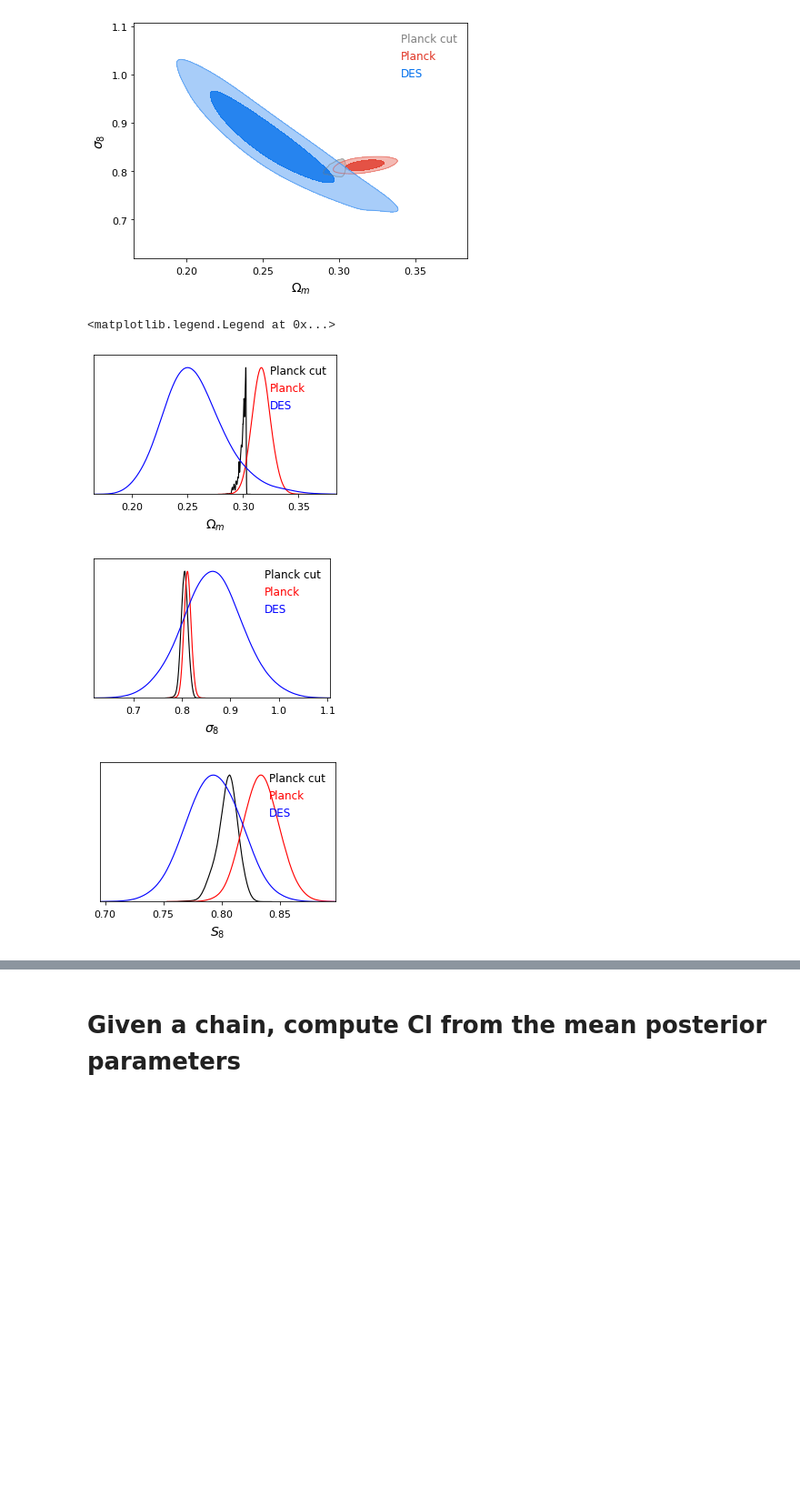
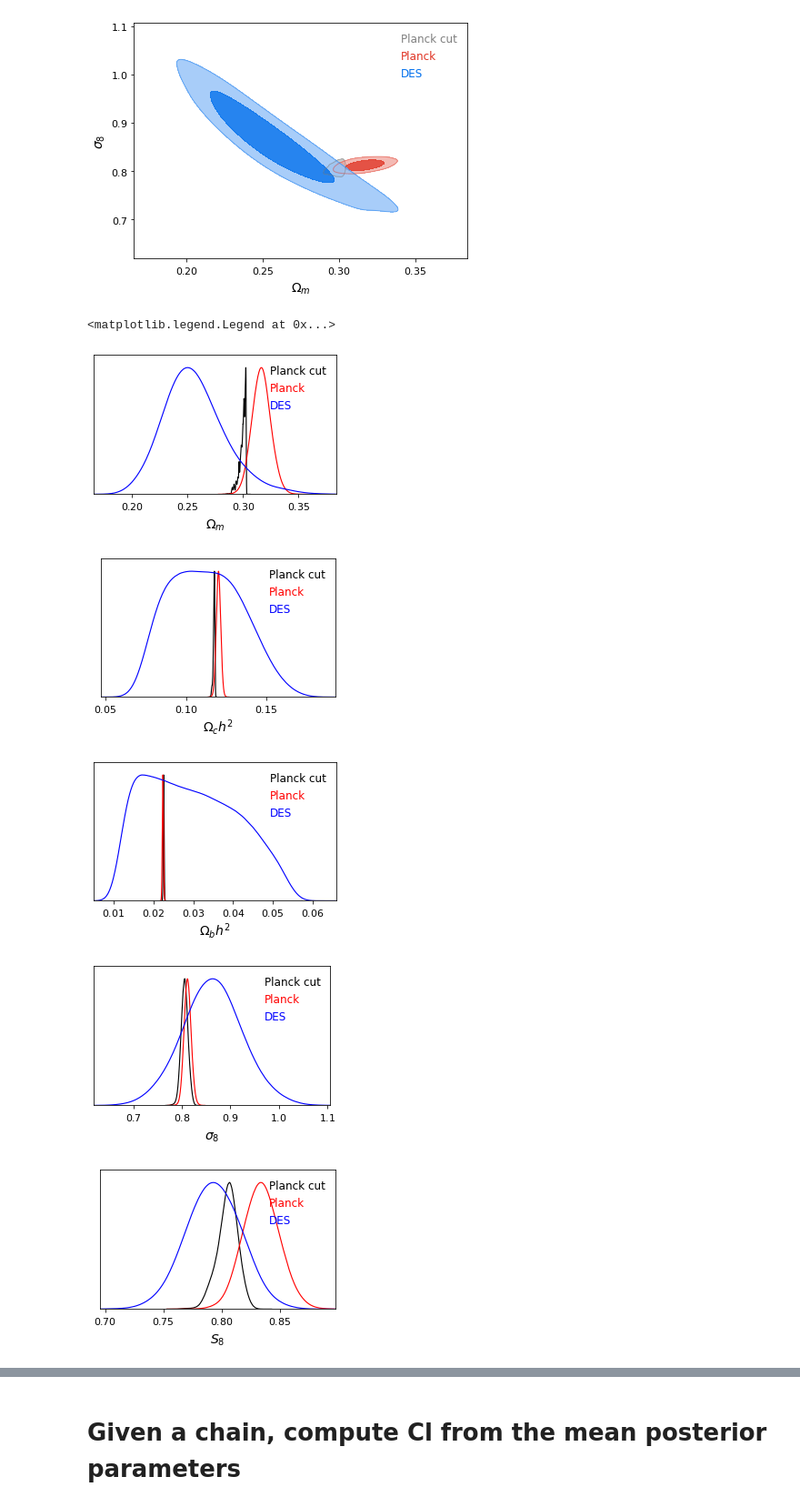
Before and after one commit to EmmanuelSchaan/CobayaExploration, a Jupyter notebook: omegam_cut.ipynb, the cells around one changed output, grey strips where cells are left out. Shown at 91% size. Saved outputs shown, nothing was run; the diff lists cells and outputs as text; code cells hidden in the pictures; blank space fills up the shorter version.

```diff
--- a/omegam_cut.ipynb
+++ b/omegam_cut.ipynb
@@ -109,21 +109,35 @@ WARNING:root:outlier fraction 0.0451761102603369
 # %%
 # Show the Omega_m tension
 g = plots.get_single_plotter(width_inch=4)
 g.plot_1d([cutSamplesPlanck, samplesPlanck, samplesDES], 'omegam', normalized=False)
+# g.add_legend(['Planck', 'DES'], colored_text=False, legend_loc='upper right')
+g.add_legend(['Planck cut', 'Planck', 'DES'], colored_text=True, legend_loc='upper right')
+
+# Show the Omega_c h^2 tension
+g = plots.get_single_plotter(width_inch=4)
+g.plot_1d([cutSamplesPlanck, samplesPlanck, samplesDES], 'omegach2', normalized=False)
+# g.add_legend(['Planck', 'DES'], colored_text=False, legend_loc='upper right')
+g.add_legend(['Planck cut', 'Planck', 'DES'], colored_text=True, legend_loc='upper right')
+
+# Show the Omega_b h^2 tension
+g = plots.get_single_plotter(width_inch=4)
+g.plot_1d([cutSamplesPlanck, samplesPlanck, samplesDES], 'omegabh2', normalized=False)
 # g.add_legend(['Planck', 'DES'], colored_text=False, legend_loc='upper right')
 g.add_legend(['Planck cut', 'Planck', 'DES'], colored_text=True, legend_loc='upper right')
 
 # sigma_8 is consistent
 g = plots.get_single_plotter(width_inch=4)
 g.plot_1d([cutSamplesPlanck, samplesPlanck, samplesDES], 'sigma8', normalized=False)
 g.add_legend(['Planck cut', 'Planck', 'DES'], colored_text=True, legend_loc='upper right')
 
 # S8 is consistent
 g = plots.get_single_plotter(width_inch=4)
 g.plot_1d([cutSamplesPlanck, samplesPlanck, samplesDES], 'S8', normalized=False)
 g.add_legend(['Planck cut', 'Planck', 'DES'], colored_text=True, legend_loc='upper right')
 # %% [output]
 <matplotlib.legend.Legend at 0x...>
 [figure]
-[figure, old version]
+[figure, new version]
-[figure, old version]
+[figure, new version]
+[figure, added]
+[figure, added]
```
Also changed, not shown: parts of 30 cells of this notebook, 2 other files.
